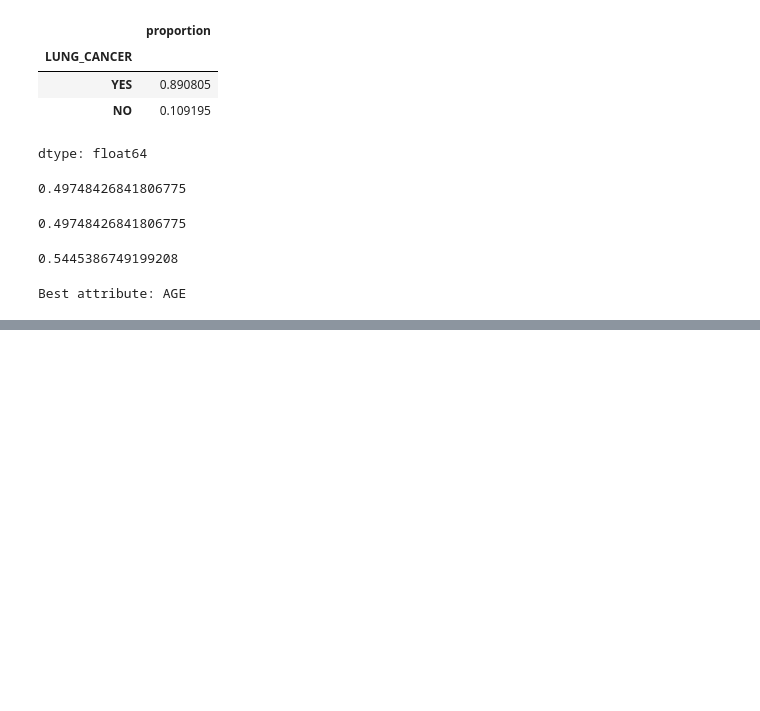
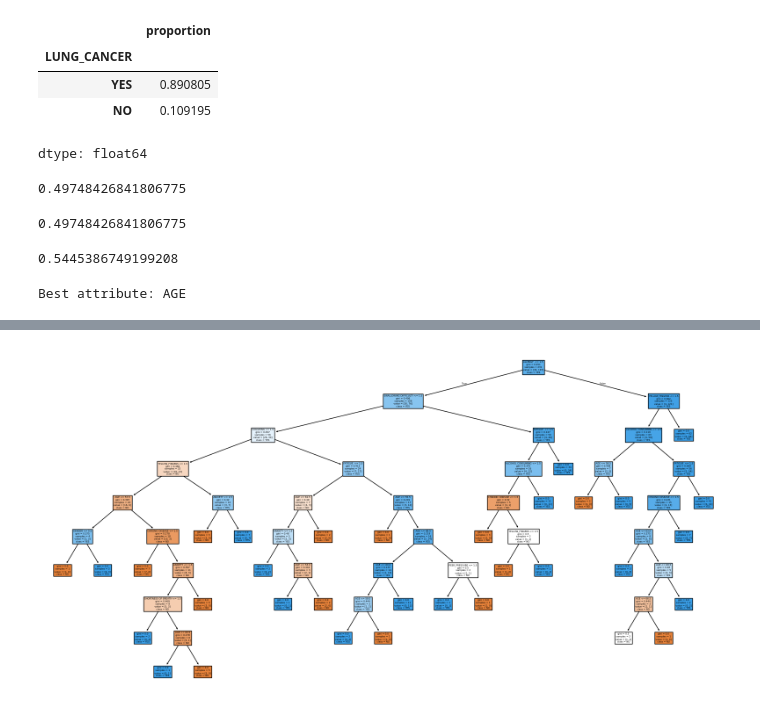
Before and after one commit to CamdenBert/CSCI290, a Jupyter notebook: Hw1.ipynb, the cells around one changed output, grey strips where cells are left out. Cells and saved outputs as stored; diff of their text form; code cells hidden in the pictures; blank space fills up the shorter version.

```diff
--- a/Hw1.ipynb
+++ b/Hw1.ipynb
@@ -335,0 +336,16 @@ Confusion Matrix:
+# %%
+from sklearn.tree import DecisionTreeClassifier
+from sklearn import tree
+import matplotlib.pyplot as plt
+
+
+dt_classifier = DecisionTreeClassifier()
+
+
+dt_classifier.fit(X_train, y_train)
+
+plt.figure(figsize=(20,10))
+tree.plot_tree(dt_classifier, feature_names=X.columns, class_names=['NO', 'YES'], filled=True)
+plt.show()
+# %% [output]
+[figure, added]
```
Also changed, not shown: parts of 3 cells of this notebook.
